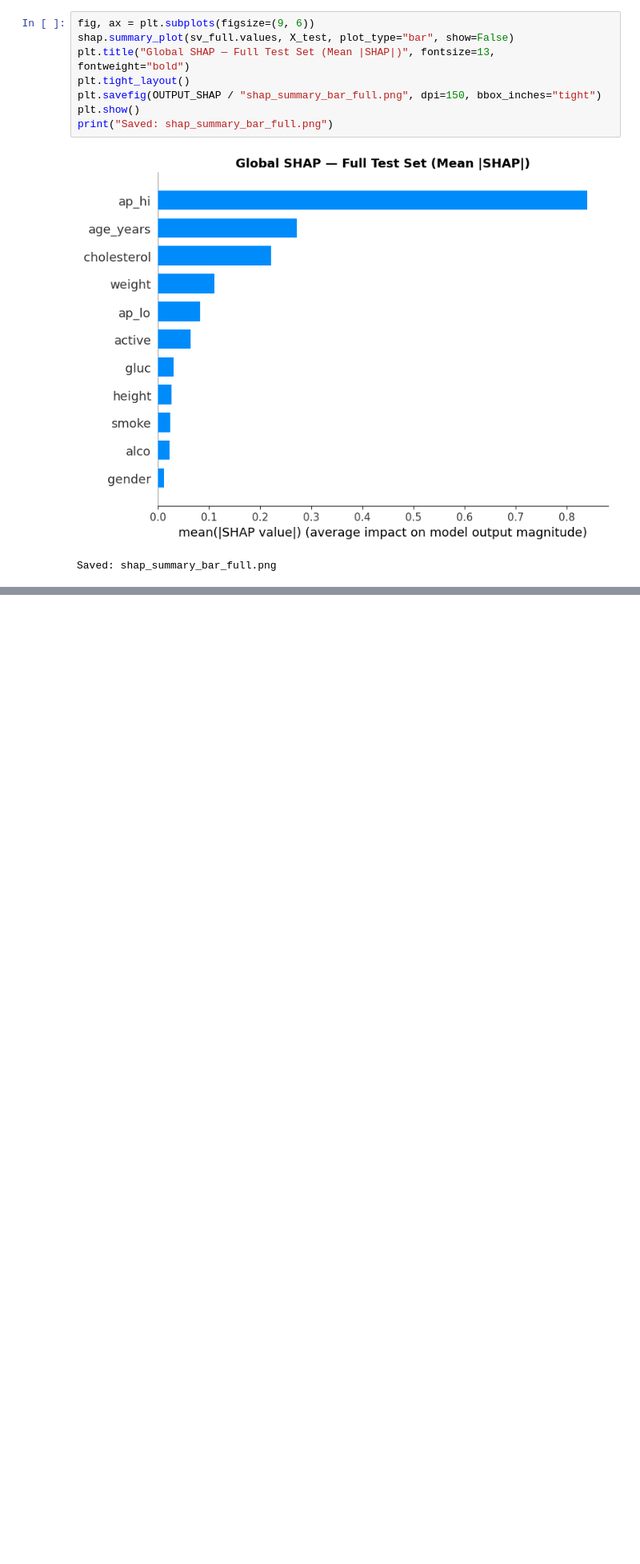
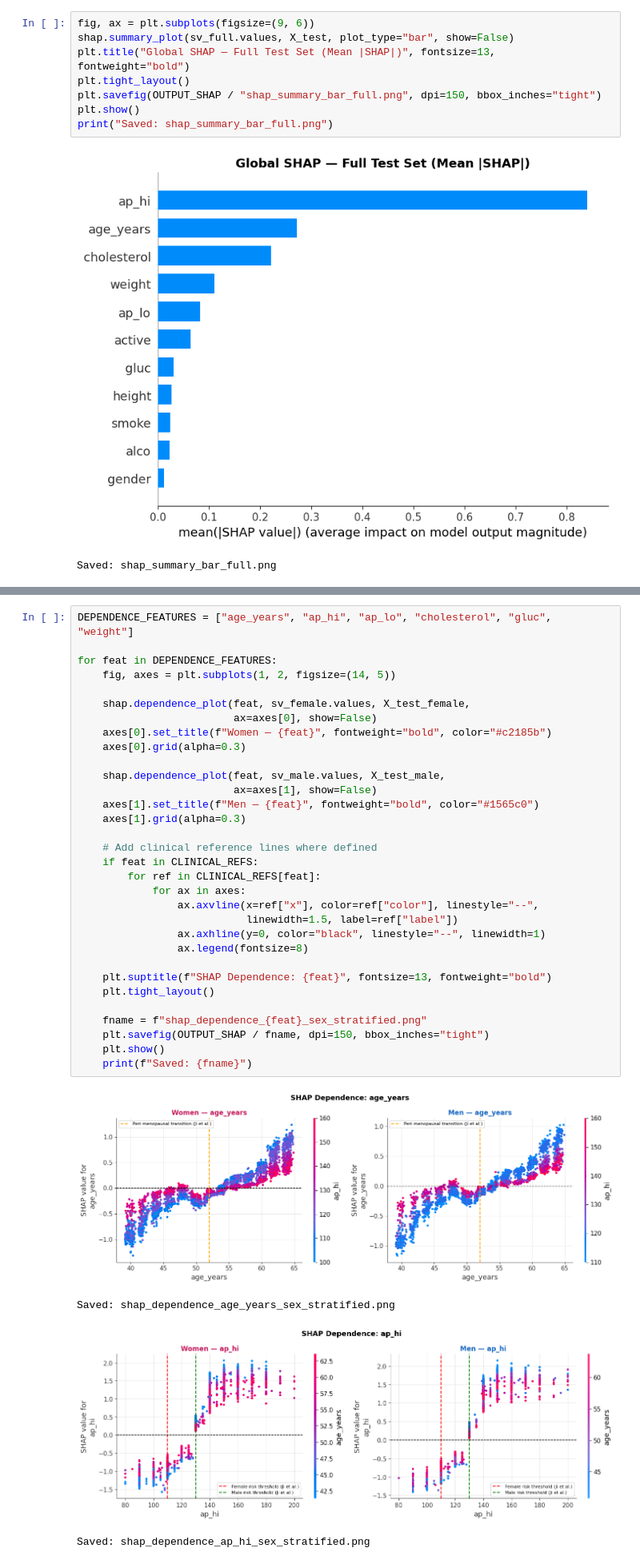
Before and after one commit to Kavisha612/Dissertation_ExplainableAI, a Jupyter notebook: SHAP_fairness_notebooks/shap_01_global_validation.ipynb, the cells around one changed output, grey strips where cells are left out. Shown at 80% size. Saved outputs shown, nothing was run; the diff lists cells and outputs as text; blank space fills up the shorter version.

```diff
--- a/SHAP_fairness_notebooks/shap_01_global_validation.ipynb
+++ b/SHAP_fairness_notebooks/shap_01_global_validation.ipynb
@@ -302,0 +364,37 @@ Saved: shap_summary_bar_full.png
+# %%
+DEPENDENCE_FEATURES = ["age_years", "ap_hi", "ap_lo", "cholesterol", "gluc", "weight"]
+
+for feat in DEPENDENCE_FEATURES:
+    fig, axes = plt.subplots(1, 2, figsize=(14, 5))
+
+    shap.dependence_plot(feat, sv_female.values, X_test_female,
+                         ax=axes[0], show=False)
+    axes[0].set_title(f"Women — {feat}", fontweight="bold", color="#c2185b")
+    axes[0].grid(alpha=0.3)
+
+    shap.dependence_plot(feat, sv_male.values, X_test_male,
+                         ax=axes[1], show=False)
+    axes[1].set_title(f"Men — {feat}", fontweight="bold", color="#1565c0")
+    axes[1].grid(alpha=0.3)
+
+    # Add clinical reference lines where defined
+    if feat in CLINICAL_REFS:
+        for ref in CLINICAL_REFS[feat]:
+            for ax in axes:
+                ax.axvline(x=ref["x"], color=ref["color"], linestyle="--",
+                           linewidth=1.5, label=ref["label"])
+                ax.axhline(y=0, color="black", linestyle="--", linewidth=1)
+                ax.legend(fontsize=8)
+
+    plt.suptitle(f"SHAP Dependence: {feat}", fontsize=13, fontweight="bold")
+    plt.tight_layout()
+
+    fname = f"shap_dependence_{feat}_sex_stratified.png"
+    plt.savefig(OUTPUT_SHAP / fname, dpi=150, bbox_inches="tight")
+    plt.show()
+    print(f"Saved: {fname}")
+# %% [output]
+[figure, added]
+Saved: shap_dependence_age_years_sex_stratified.png
+[figure, added]
+Saved: shap_dependence_ap_hi_sex_stratified.png
```
Also changed, not shown: parts of 10 cells of this notebook.
